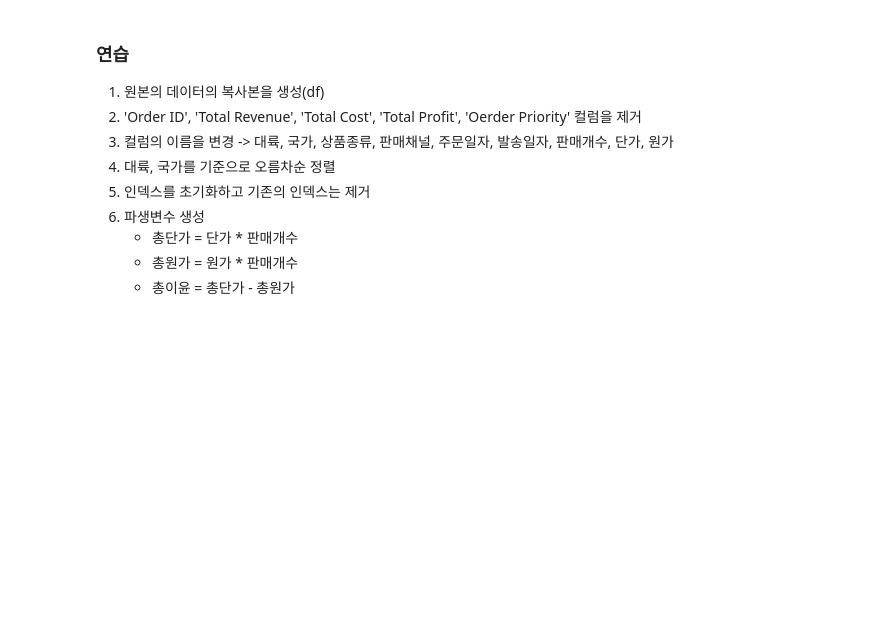
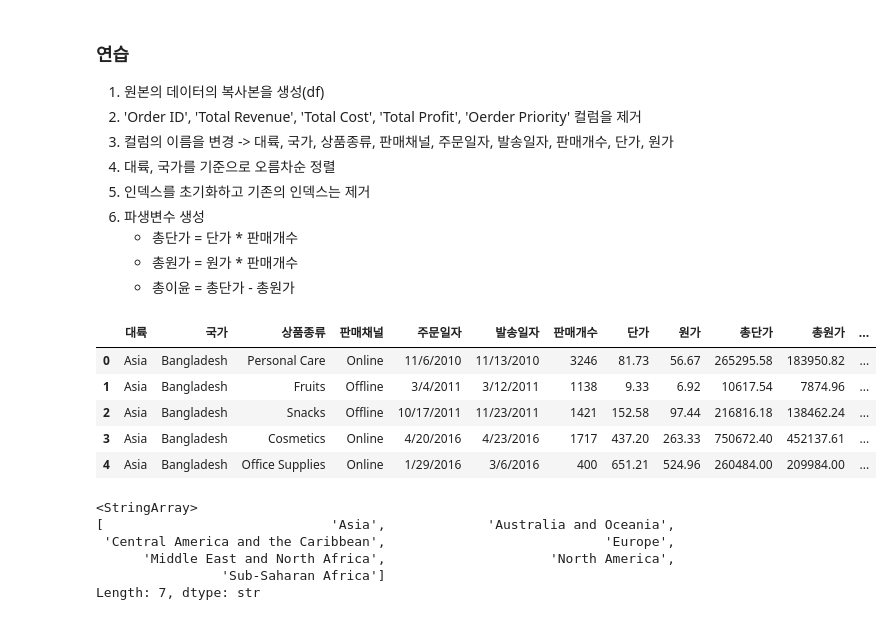
Before and after one commit to bsmoon-86/multicam_11, a Jupyter notebook: 20260415/01_sales.ipynb, the cells around one changed output. Drawn from its saved outputs; the diff is of its cells as text; code cells hidden in the pictures; blank space fills up the shorter version.

```diff
--- a/20260415/01_sales.ipynb
+++ b/20260415/01_sales.ipynb
@@ -59,0 +98,8 @@ sales.head()
+# %%
+# 대륙, 국가를 기준으로 오름차순 정렬
+# value를 기준으로 정렬을 변경 -> sort_values()
+# 잘못된 예시 ->
+    # 1. 대륙을 기준으로 오름차순을 정렬
+    # 2. 국가를 기준으로 오름차순을 정렬 -> 1번 작업과 상관 없이 국가별로 오름차순
+df.sort_values('대륙', inplace=True)
+df.sort_values('국가', inplace=True)
@@ -59,0 +108,39 @@ sales.head()
+# %%
+# 대륙별로 오름차순 정렬이 되고 대륙별 국가로 오름차순 정렬이 되는 방법
+# sort_values 함수에 기준이 2개
+df.sort_values(['대륙', '국가'], inplace=True)
+# %%
+# 인덱스를 초기화하고 기존의 인덱스는 제거
+# reset_index() -> 기존의 인덱스를 제거한다 drop 매개변수를 사용
+df.reset_index(drop=True , inplace=True)
+# %%
+# 파생변수를 생성 (총단가, 총원가, 총이윤)
+# 총단가 , 총원가 -> 기존의 데이터에서 계산식
+# 총이윤 -> 파생변수에서 파생된 새로운 변수
+df['총단가'] = df['단가'] * df['판매개수']
+# 행렬 간의 곱 -> Series, DataFrame이든 values의 타입은 행렬 -> value * value
+# -> 행렬 * 행렬 (두개의 행렬의 크기가 같아야 한다.)
+df['총원가'] = df['원가'] * df['판매개수']
+df['총이윤'] = df['총단가'] - df['총원가']
+# df['총이윤'] = ( df['단가'] * df['판매개수'] ) - ( df['원가'] * df['판매개수'] )
+# %%
+df.head()
+# %% [output]
+|  | 대륙 | 국가 | 상품종류 | 판매채널 | 주문일자 | 발송일자 | 판매개수 | 단가 | 원가 | 총단가 | 총원가 | ... |
+| 0 | Asia | Bangladesh | Personal Care | Online | 11/6/2010 | 11/13/2010 | 3246 | 81.73 | 56.67 | 265295.58 | 183950.82 | ... |
+| 1 | Asia | Bangladesh | Fruits | Offline | 3/4/2011 | 3/12/2011 | 1138 | 9.33 | 6.92 | 10617.54 | 7874.96 | ... |
+| 2 | Asia | Bangladesh | Snacks | Offline | 10/17/2011 | 11/23/2011 | 1421 | 152.58 | 97.44 | 216816.18 | 138462.24 | ... |
+| 3 | Asia | Bangladesh | Cosmetics | Online | 4/20/2016 | 4/23/2016 | 1717 | 437.20 | 263.33 | 750672.40 | 452137.61 | ... |
+| 4 | Asia | Bangladesh | Office Supplies | Online | 1/29/2016 | 3/6/2016 | 400 | 651.21 | 524.96 | 260484.00 | 209984.00 | ... |
+# %%
+# 어떤 대륙이 총이윤의 합계가 가장 클까?
+# 대륙별 고유값 리스트를 생성 -> unique() // value_counts()
+# 대륙 컬럼을 기준으로 비교연산자를 사용해서 필터링 -> 총이윤의 합산 (반복 실행)
+df['대륙'].unique()
+# %% [output]
+<StringArray>
+[                             'Asia',             'Australia and Oceania',
+ 'Central America and the Caribbean',                            'Europe',
+      'Middle East and North Africa',                     'North America',
+                'Sub-Saharan Africa']
+Length: 7, dtype: str
```
Also changed, not shown: parts of 47 cells of this notebook.
